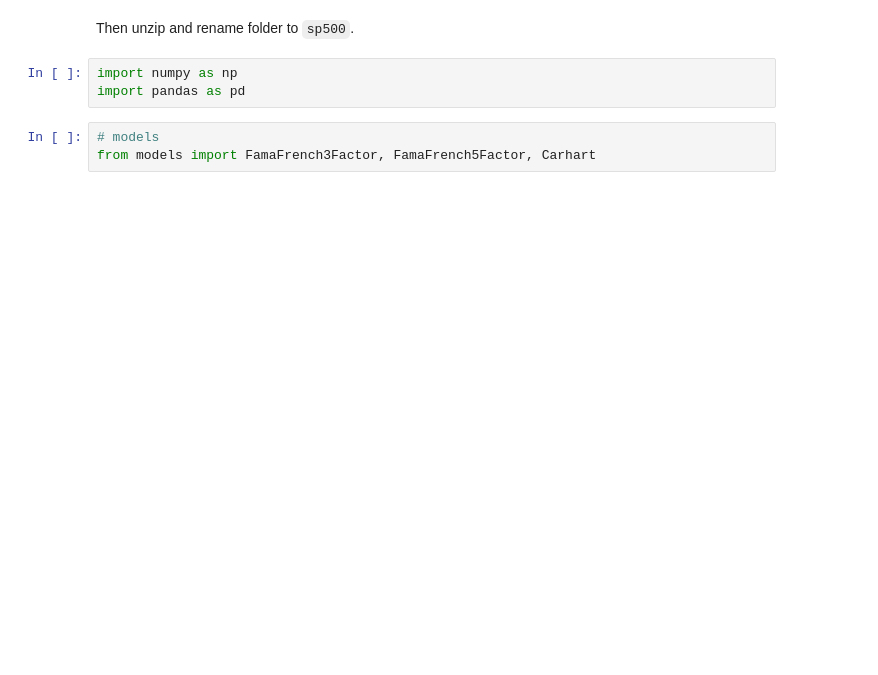
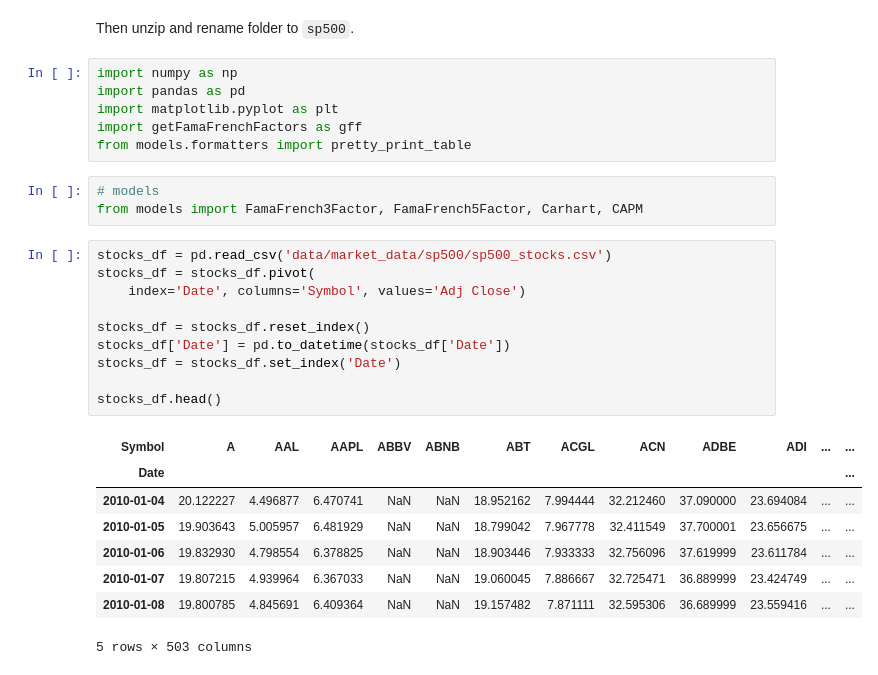
Before and after one commit to NikolaySimakov/Fama-French-models, a Jupyter notebook: main.ipynb, the cells around one changed output. Drawn from its saved outputs; the diff is of its cells as text; blank space fills up the shorter version.

```diff
--- a/main.ipynb
+++ b/main.ipynb
@@ -29,6 +27,28 @@ Then unzip and rename folder to `sp500`.
 # %%
 import numpy as np
 import pandas as pd
+import matplotlib.pyplot as plt
+import getFamaFrenchFactors as gff
+from models.formatters import pretty_print_table
 # %%
 # models
-from models import FamaFrench3Factor, FamaFrench5Factor, Carhart
+from models import FamaFrench3Factor, FamaFrench5Factor, Carhart, CAPM
+# %%
+stocks_df = pd.read_csv('data/market_data/sp500/sp500_stocks.csv')
+stocks_df = stocks_df.pivot(
+    index='Date', columns='Symbol', values='Adj Close')
+
+stocks_df = stocks_df.reset_index()
+stocks_df['Date'] = pd.to_datetime(stocks_df['Date'])
+stocks_df = stocks_df.set_index('Date')
+
+stocks_df.head()
+# %% [output]
+| Symbol | A | AAL | AAPL | ABBV | ABNB | ABT | ACGL | ACN | ADBE | ADI | ... | ... |
+| Date |  |  |  |  |  |  |  |  |  |  |  | ... |
+| 2010-01-04 | 20.122227 | 4.496877 | 6.470741 | NaN | NaN | 18.952162 | 7.994444 | 32.212460 | 37.090000 | 23.694084 | ... | ... |
+| 2010-01-05 | 19.903643 | 5.005957 | 6.481929 | NaN | NaN | 18.799042 | 7.967778 | 32.411549 | 37.700001 | 23.656675 | ... | ... |
+| 2010-01-06 | 19.832930 | 4.798554 | 6.378825 | NaN | NaN | 18.903446 | 7.933333 | 32.756096 | 37.619999 | 23.611784 | ... | ... |
+| 2010-01-07 | 19.807215 | 4.939964 | 6.367033 | NaN | NaN | 19.060045 | 7.886667 | 32.725471 | 36.889999 | 23.424749 | ... | ... |
+| 2010-01-08 | 19.800785 | 4.845691 | 6.409364 | NaN | NaN | 19.157482 | 7.871111 | 32.595306 | 36.689999 | 23.559416 | ... | ... |
+5 rows × 503 columns
```
Also changed, not shown: parts of 7 cells of this notebook.
